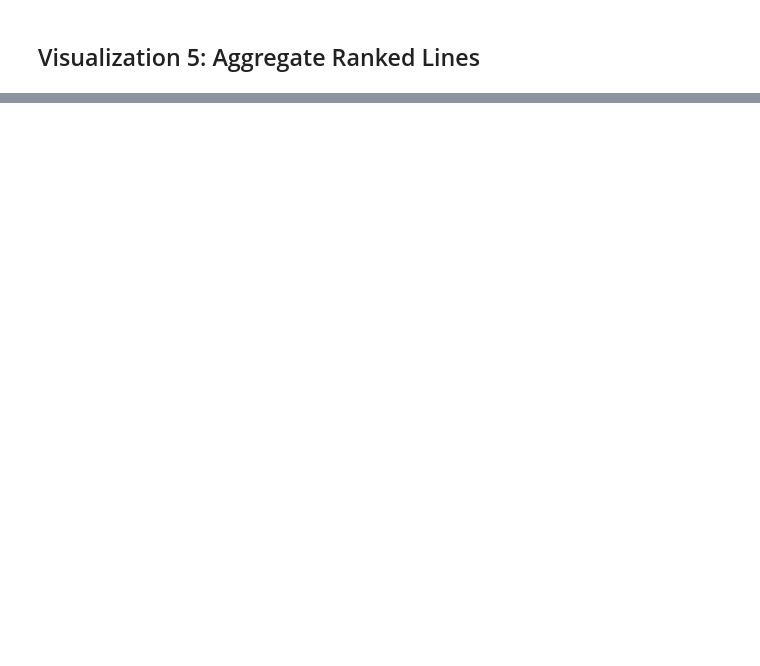
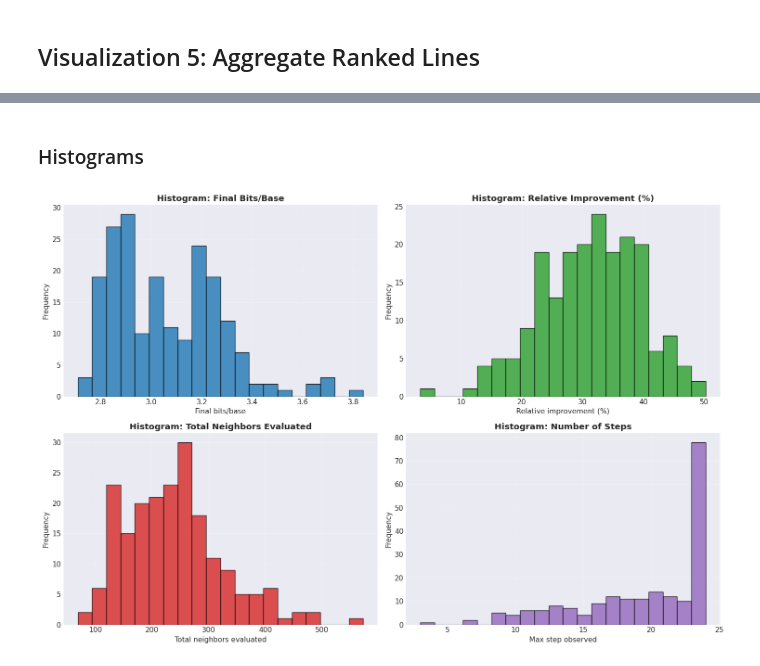
Before and after one commit to moritz-gross/better-grammars, a Jupyter notebook: visualize_local_search.ipynb, the cells around one changed output, grey strips where cells are left out. Cells and saved outputs as stored; diff of their text form; code cells hidden in the pictures; blank space fills up the shorter version.

```diff
--- a/visualize_local_search.ipynb
+++ b/visualize_local_search.ipynb
@@ -222,0 +272,32 @@ plt.show()
+# %% [markdown]
+### Histograms
+# %%
+fig, axes = plt.subplots(2, 2, figsize=(15, 10))
+
+axes[0, 0].hist(run_summary['FinalBitsPerBase'].dropna(), bins=20, color='tab:blue', alpha=0.8, edgecolor='black')
+axes[0, 0].set_title('Histogram: Final Bits/Base', fontweight='bold')
+axes[0, 0].set_xlabel('Final bits/base')
+axes[0, 0].set_ylabel('Frequency')
+
+axes[0, 1].hist(run_summary['RelativeImprovementPct'].dropna(), bins=20, color='tab:green', alpha=0.8, edgecolor='black')
+axes[0, 1].set_title('Histogram: Relative Improvement (%)', fontweight='bold')
+axes[0, 1].set_xlabel('Relative improvement (%)')
+axes[0, 1].set_ylabel('Frequency')
+
+axes[1, 0].hist(run_summary['TotalNeighborsEvaluated'].dropna(), bins=20, color='tab:red', alpha=0.8, edgecolor='black')
+axes[1, 0].set_title('Histogram: Total Neighbors Evaluated', fontweight='bold')
+axes[1, 0].set_xlabel('Total neighbors evaluated')
+axes[1, 0].set_ylabel('Frequency')
+
+axes[1, 1].hist(run_summary['StepsObserved'].dropna(), bins=20, color='tab:purple', alpha=0.8, edgecolor='black')
+axes[1, 1].set_title('Histogram: Number of Steps', fontweight='bold')
+axes[1, 1].set_xlabel('Max step observed')
+axes[1, 1].set_ylabel('Frequency')
+
+for ax in axes.flat:
+    ax.grid(True, alpha=0.25)
+
+plt.tight_layout()
+plt.show()
+# %% [output]
+[figure, added]
```
Also changed, not shown: parts of 17 cells of this notebook, 3 other files.
